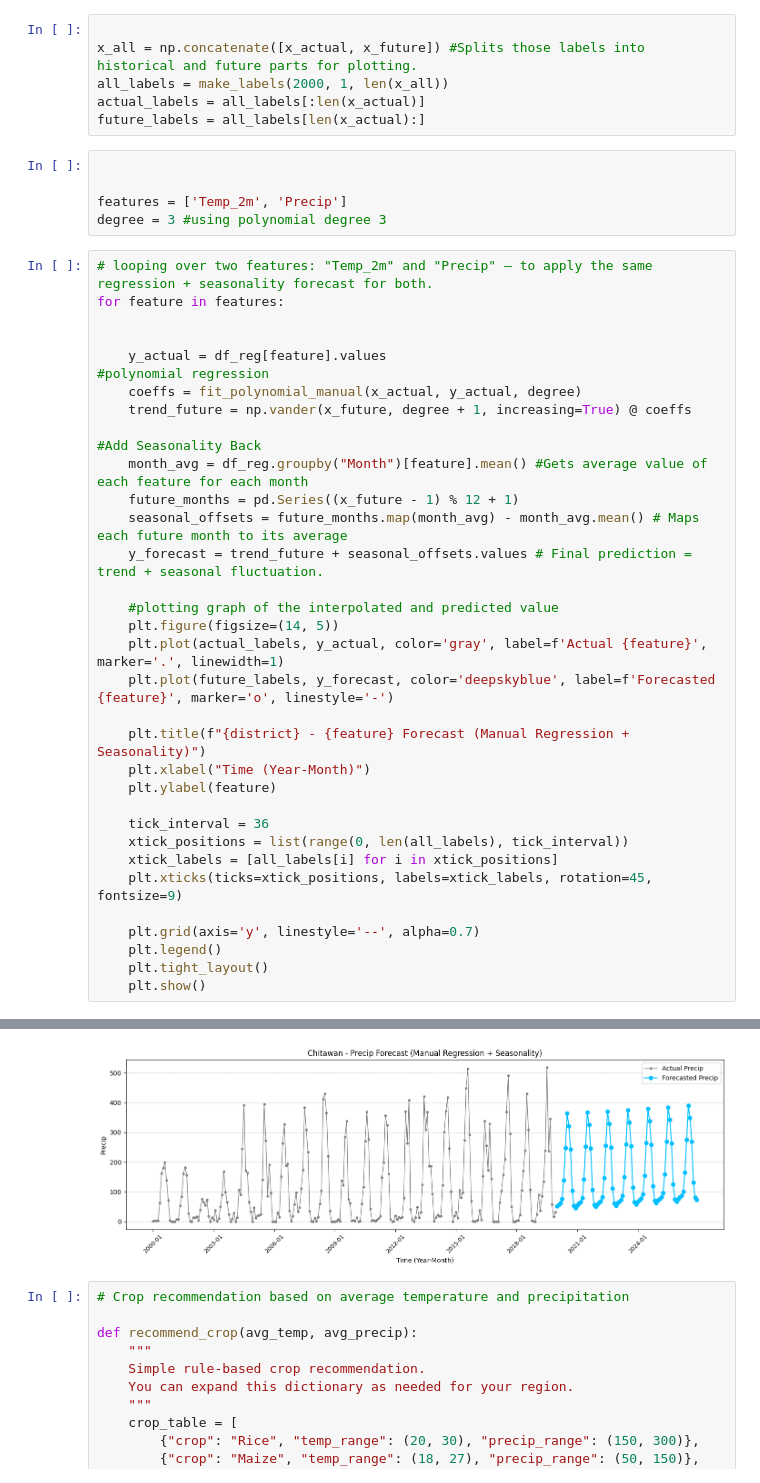
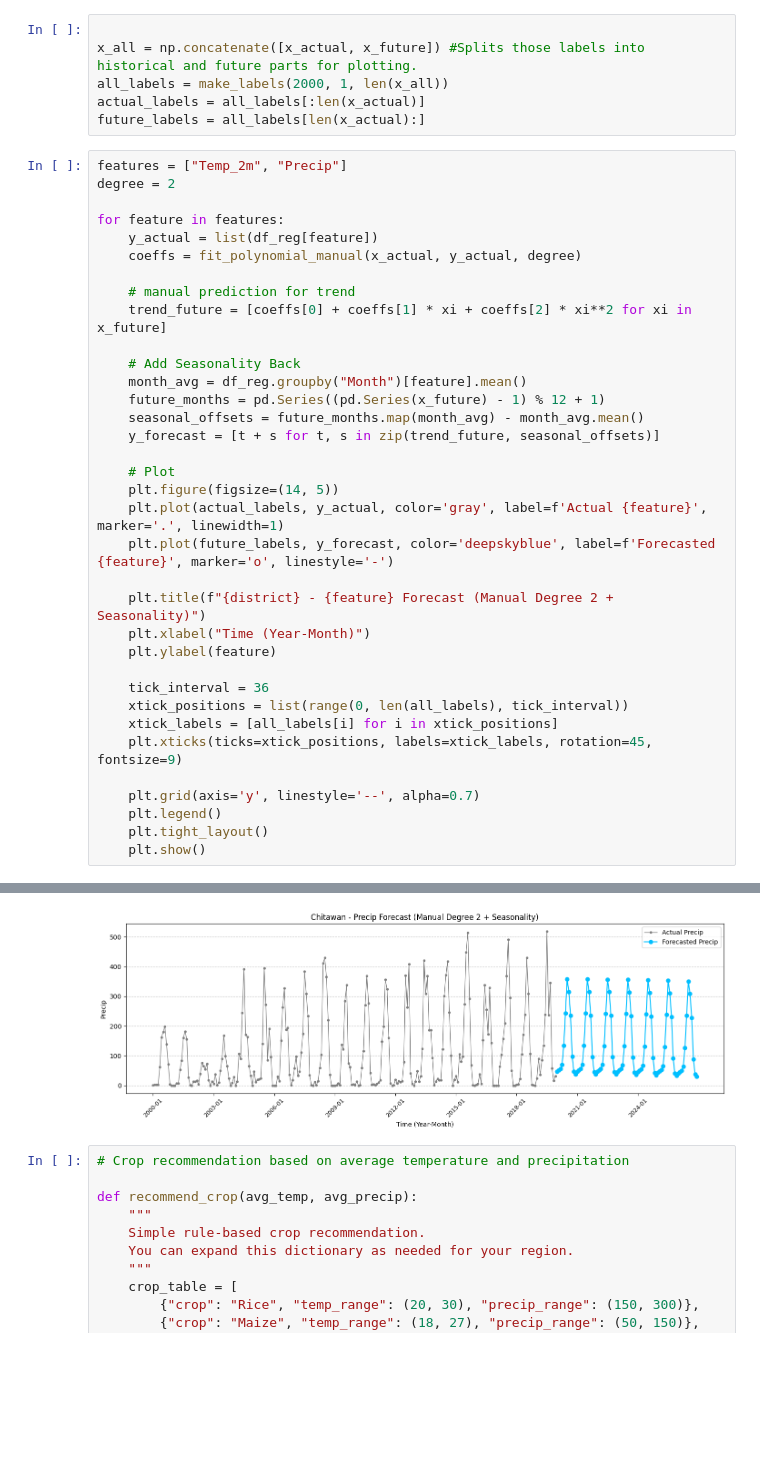
Before and after one commit to Pratistha88/Tempora, a Jupyter notebook: ClimateAnalysis.ipynb, the cells around one changed output, grey strips where cells are left out. Drawn from its saved outputs; the diff is of its cells as text; blank space fills up the shorter version.

Commit message:
manual regression implemented

```diff
--- a/ClimateAnalysis.ipynb
+++ b/ClimateAnalysis.ipynb
@@ -194,33 +230,29 @@ x_all = np.concatenate([x_actual, x_future]) #Splits those labels into historica
 all_labels = make_labels(2000, 1, len(x_all))
 actual_labels = all_labels[:len(x_actual)]
 future_labels = all_labels[len(x_actual):]
-# %%
-
-
-features = ['Temp_2m', 'Precip']
-degree = 3 #using polynomial degree 3
 # %%
-# looping over two features: "Temp_2m" and "Precip" — to apply the same regression + seasonality forecast for both.
+features = ["Temp_2m", "Precip"]
+degree = 2
+
 for feature in features:
+    y_actual = list(df_reg[feature])
+    coeffs = fit_polynomial_manual(x_actual, y_actual, degree)
 
+    # manual prediction for trend
+    trend_future = [coeffs[0] + coeffs[1] * xi + coeffs[2] * xi**2 for xi in x_future]
 
-    y_actual = df_reg[feature].values
-#polynomial regression
-    coeffs = fit_polynomial_manual(x_actual, y_actual, degree)
-    trend_future = np.vander(x_future, degree + 1, increasing=True) @ coeffs
+    # Add Seasonality Back
+    month_avg = df_reg.groupby("Month")[feature].mean()
+    future_months = pd.Series((pd.Series(x_future) - 1) % 12 + 1)
+    seasonal_offsets = future_months.map(month_avg) - month_avg.mean()
+    y_forecast = [t + s for t, s in zip(trend_future, seasonal_offsets)]
 
-#Add Seasonality Back
-    month_avg = df_reg.groupby("Month")[feature].mean() #Gets average value of each feature for each month
-    future_months = pd.Series((x_future - 1) % 12 + 1)
-    seasonal_offsets = future_months.map(month_avg) - month_avg.mean() # Maps each future month to its average
-    y_forecast = trend_future + seasonal_offsets.values # Final prediction = trend + seasonal fluctuation.
-
-    #plotting graph of the interpolated and predicted value
+    # Plot
     plt.figure(figsize=(14, 5))
     plt.plot(actual_labels, y_actual, color='gray', label=f'Actual {feature}', marker='.', linewidth=1)
     plt.plot(future_labels, y_forecast, color='deepskyblue', label=f'Forecasted {feature}', marker='o', linestyle='-')
 
-    plt.title(f"{district} - {feature} Forecast (Manual Regression + Seasonality)")
+    plt.title(f"{district} - {feature} Forecast (Manual Degree 2 + Seasonality)")
     plt.xlabel("Time (Year-Month)")
     plt.ylabel(feature)
 
@@ -238,4 +270,4 @@ for feature in features:
-[figure, old version]
+[figure, new version]
 # %%
 # Crop recommendation based on average temperature and precipitation
 
```
Also changed, not shown: parts of 2 cells of this notebook.
